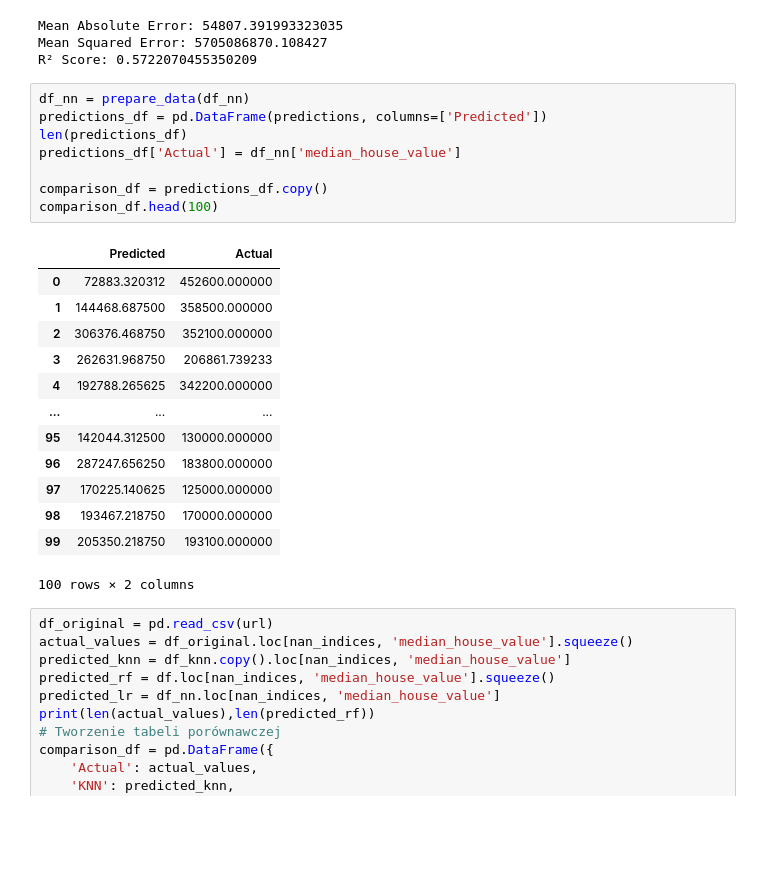
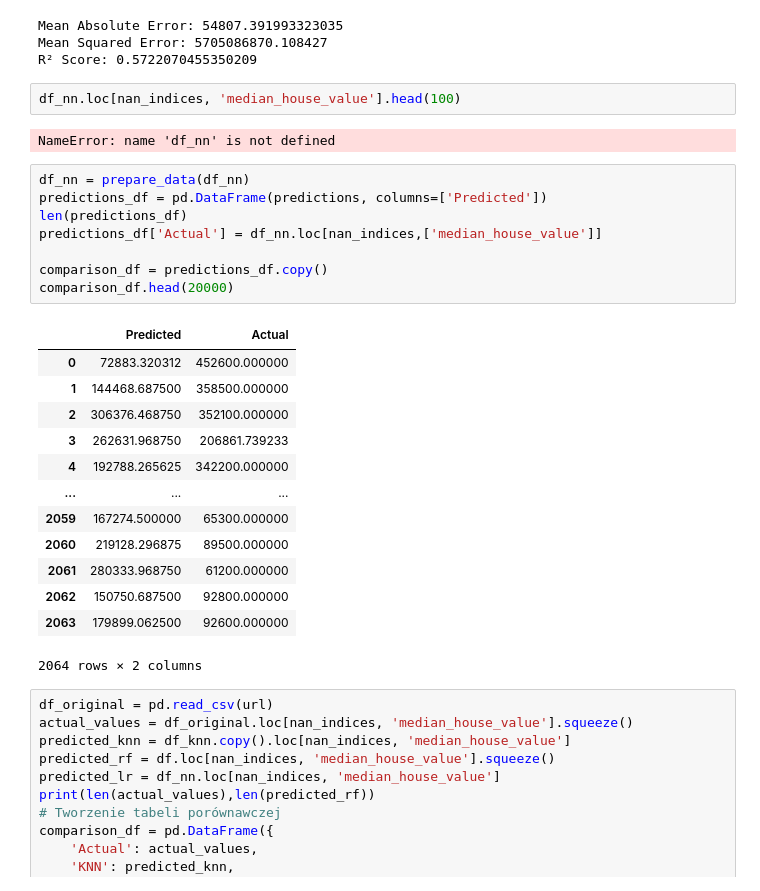
Before and after one commit to MaxMayer1991/data-analysis, a Jupyter notebook: BasicsDataExploration/DataOperations.ipynb, the cells around one changed output. Cells and saved outputs as stored; diff of their text form; blank space fills up the shorter version.

```diff
--- a/BasicsDataExploration/DataOperations.ipynb
+++ b/BasicsDataExploration/DataOperations.ipynb
@@ -863,28 +865,32 @@ print(f'R² Score: {r2}')
 Mean Absolute Error: 54807.391993323035
 Mean Squared Error: 5705086870.108427
 R² Score: 0.5722070455350209
+# %%
+df_nn.loc[nan_indices, 'median_house_value'].head(100)
+# %% [output]
+NameError: name 'df_nn' is not defined
 # %%
 df_nn = prepare_data(df_nn)
 predictions_df = pd.DataFrame(predictions, columns=['Predicted'])
 len(predictions_df)
-predictions_df['Actual'] = df_nn['median_house_value']
+predictions_df['Actual'] = df_nn.loc[nan_indices,['median_house_value']]
 
 comparison_df = predictions_df.copy()
-comparison_df.head(100)
+comparison_df.head(20000)
 # %% [output]
 |  | Predicted | Actual |
 | 0 | 72883.320312 | 452600.000000 |
 | 1 | 144468.687500 | 358500.000000 |
 | 2 | 306376.468750 | 352100.000000 |
 | 3 | 262631.968750 | 206861.739233 |
 | 4 | 192788.265625 | 342200.000000 |
 | ... | ... | ... |
-| 95 | 142044.312500 | 130000.000000 |
-| 96 | 287247.656250 | 183800.000000 |
-| 97 | 170225.140625 | 125000.000000 |
-| 98 | 193467.218750 | 170000.000000 |
-| 99 | 205350.218750 | 193100.000000 |
+| 2059 | 167274.500000 | 65300.000000 |
+| 2060 | 219128.296875 | 89500.000000 |
+| 2061 | 280333.968750 | 61200.000000 |
+| 2062 | 150750.687500 | 92800.000000 |
+| 2063 | 179899.062500 | 92600.000000 |
-100 rows × 2 columns
+2064 rows × 2 columns
 # %%
 df_original = pd.read_csv(url)
 actual_values = df_original.loc[nan_indices, 'median_house_value'].squeeze()
```
Also changed, not shown: parts of 5 cells of this notebook, 1 other file.
